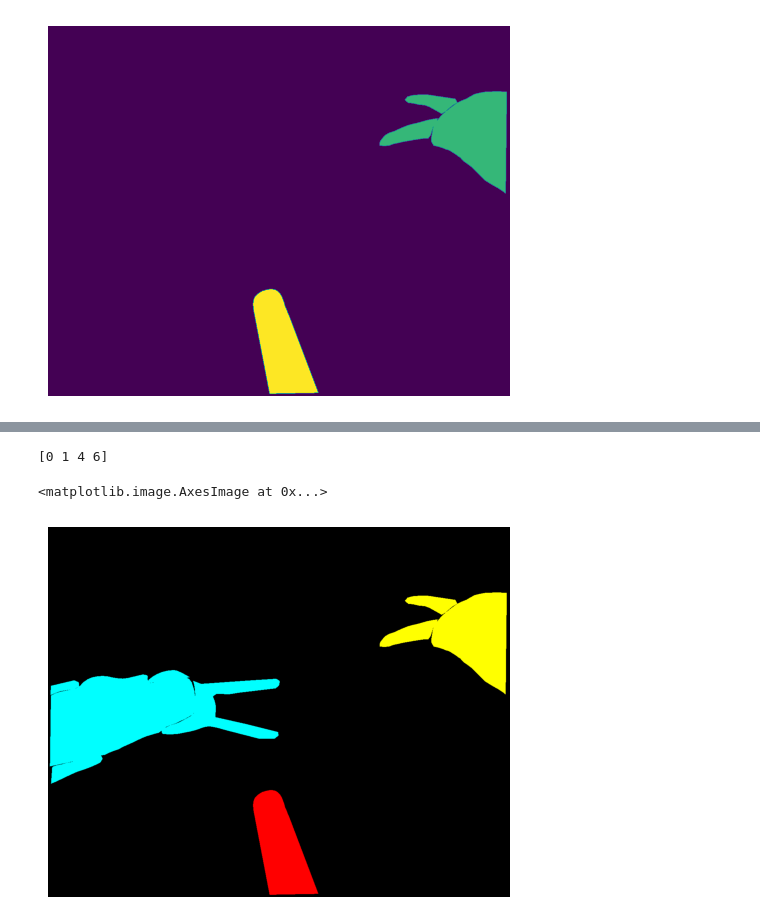
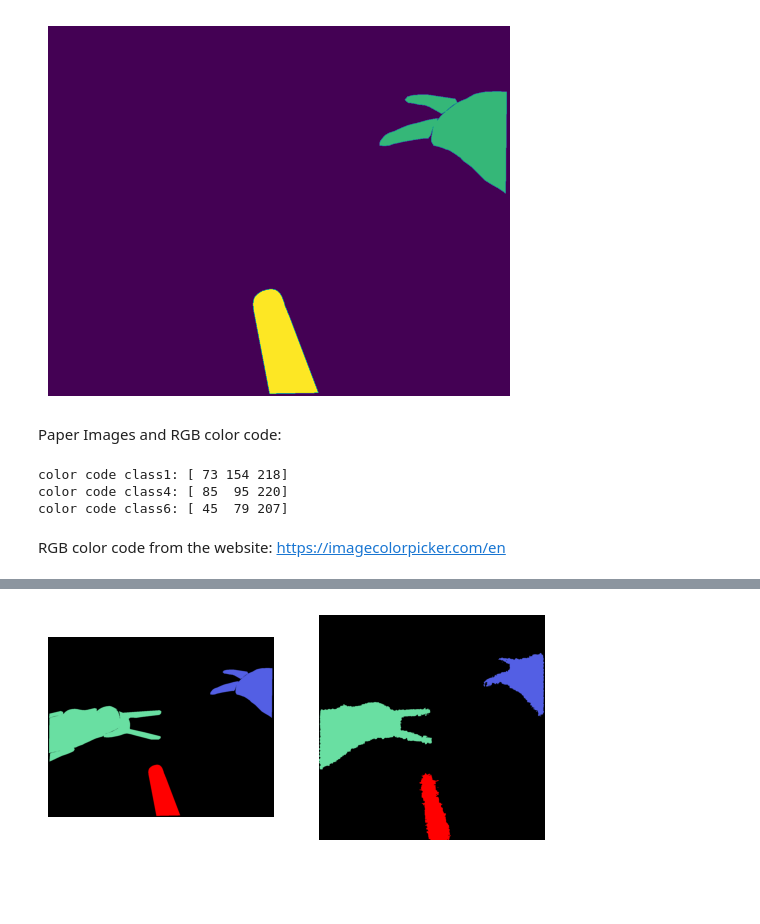
Before and after one commit to mobarakol/tutorial_notebooks, a Jupyter notebook: figures_desam.ipynb, the cells around one changed output, grey strips where cells are left out. Drawn from its saved outputs; the diff is of its cells as text; code cells hidden in the pictures; blank space fills up the shorter version.

```diff
--- a/figures_desam.ipynb
+++ b/figures_desam.ipynb
@@ -49,3 +55,21 @@ np.unique(mask)
 # %% [output]
 array([0, 4, 6], dtype=uint8)
 [figure]
+# %% [markdown]
+Paper Images and RGB color code:
+# %%
+from PIL import Image
+import numpy as np
+
+cls1 = Image.open('/content/paper_fig_color/paper_fig/1.png').convert('RGB')
+cls4 = Image.open('/content/paper_fig_color/paper_fig/4.png').convert('RGB')
+cls6 = Image.open('/content/paper_fig_color/paper_fig/6.png').convert('RGB')
+print('color code class1:', np.unique(np.array(cls1)))
+print('color code class4:', np.unique(np.array(cls4)))
+print('color code class6:', np.unique(np.array(cls6)))
+# %% [output]
+color code class1: [ 73 154 218]
+color code class4: [ 85  95 220]
+color code class6: [ 45  79 207]
+# %% [markdown]
+RGB color code from the website: https://imagecolorpicker.com/en
@@ -52,29 +80,41 @@ array([0, 4, 6], dtype=uint8)
 # %%
-colors = [(0, 0, 0),   # Background (black)
-          (0, 154, 218), # Class 1 (magenta)#[ 73, 154, 218]
-          (0, 255, 0), # Class 2 (green)
-          (0, 0, 255), # Class 3 (blue)
-          (255, 255, 0), # Class 4 (yellow)
-          (255, 0, 255), # Class 5 (magenta)
-          (255, 0, 0), # Class 6 (red)
-          (128, 128, 128)] # Class 7 (gray)
+import cv2
+import matplotlib.pyplot as plt
 
-mask = cv2.imread('pred_figs_18/seq_5_frame029.png', 0)
+def mask2color(mask):
+    colors = [(0, 0, 0),   # Background (black)
+            (105,223,162), # Class 1
+            (0, 255, 0), # Class 2
+            (0, 0, 255), # Class 3
+            (83,95,228), # Class 4
+            (255, 0, 255), # Class 5
+            (255, 0, 0), # Class 6 (red)
+            (128, 128, 128)] # Class 7
 
-classes = np.unique(mask)
-r_mask = np.zeros((mask.shape[0], mask.shape[1]))
-g_mask = np.zeros((mask.shape[0], mask.shape[1]))
-b_mask = np.zeros((mask.shape[0], mask.shape[1]))
+    classes = np.unique(mask)
+    r_mask = np.zeros((mask.shape[0], mask.shape[1]))
+    g_mask = np.zeros((mask.shape[0], mask.shape[1]))
+    b_mask = np.zeros((mask.shape[0], mask.shape[1]))
 
-print(classes)
-for i, cls in enumerate(classes):
-    if cls == 0:
-        continue
-    r_mask[mask==cls] = colors[cls][0];
-    g_mask[mask==cls] = colors[cls][1];
-    b_mask[mask==cls] = colors[cls][2]
+    for i, cls in enumerate(classes):
+        if cls == 0:
+            continue
+        r_mask[mask==cls] = colors[cls][0];
+        g_mask[mask==cls] = colors[cls][1];
+        b_mask[mask==cls] = colors[cls][2]
 
-plt.figure()
-plt.axis('off')
-plt.imshow(np.array([r_mask,g_mask,b_mask]).transpose(1,2,0))
+    return np.array([r_mask,g_mask,b_mask]).transpose(1,2,0).astype(np.uint8)
+
+gt = cv2.imread('pred_figs_18/seq_5_frame029.png', 0)
+pred = cv2.imread('pred_figs_18/pred_seq5_frame029.png', 0)
+gt =  mask2color(gt)
+pred =  mask2color(pred)
+
+
+plt.subplot(121), plt.axis('off'), plt.imshow(gt)
+plt.subplot(122), plt.axis('off'), plt.imshow(pred)
+gt_rgb = cv2.cvtColor(gt, cv2.COLOR_BGR2RGB)
+pred_rgb = cv2.cvtColor(pred, cv2.COLOR_BGR2RGB)
+cv2.imwrite('GT.png', gt_rgb)
+cv2.imwrite('PRED.png', pred_rgb)
 # %% [output]
@@ -82,3 +122 @@ WARNING:matplotlib.image:Clipping input data to the valid range for imshow with
-[0 1 4 6]
-<matplotlib.image.AxesImage at 0x...>
-[figure, old version]
+[figure, new version]
```
Also changed, not shown: parts of 9 cells of this notebook.
